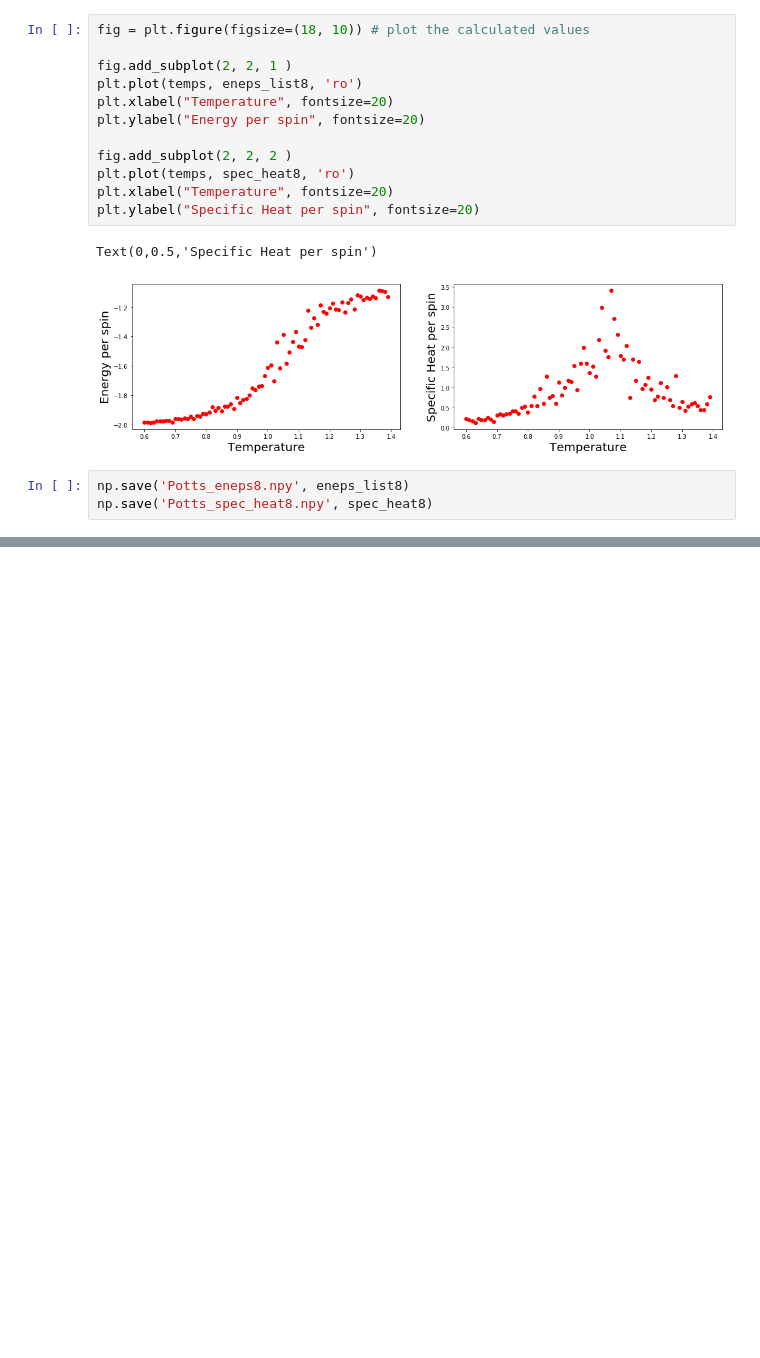
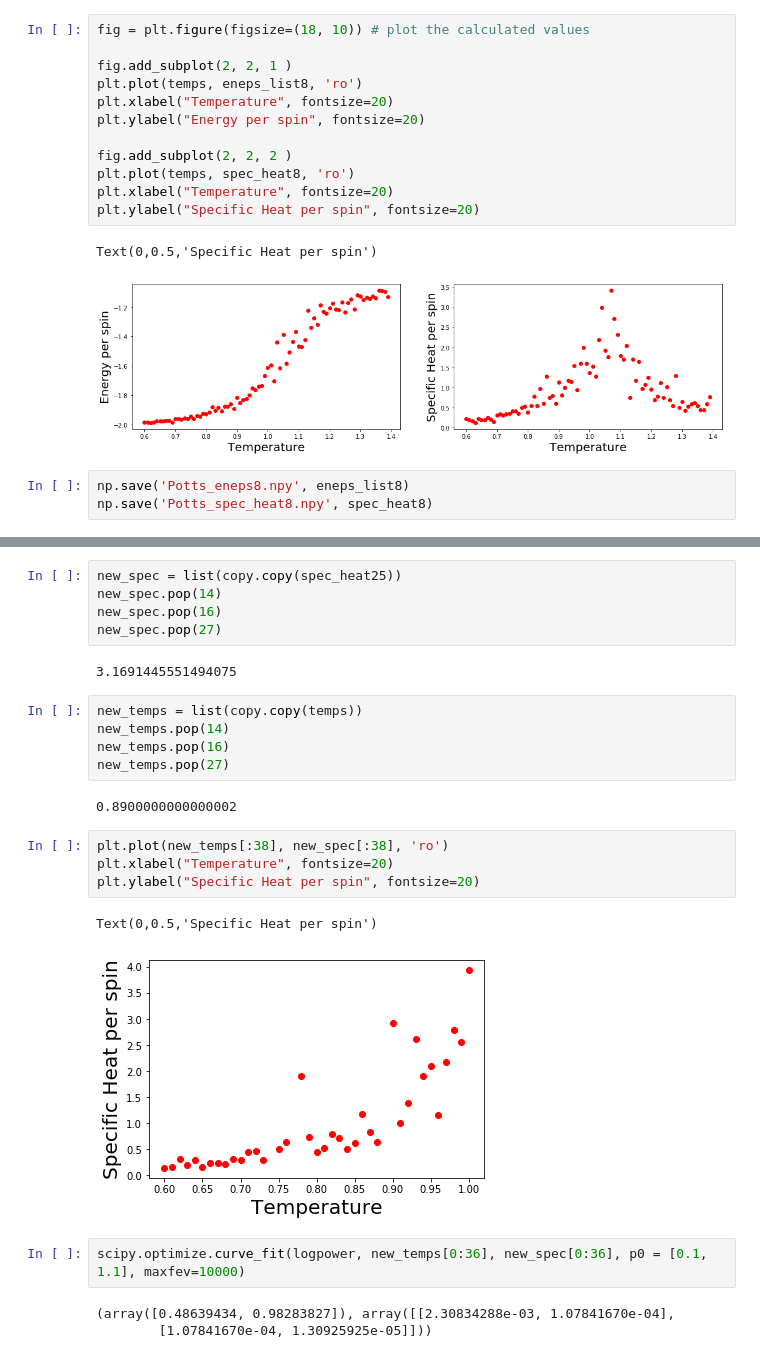
Before and after one commit to kaitshin/PHYSICS113-final-project, a Jupyter notebook: Potts.ipynb, the cells around one changed output, grey strips where cells are left out. Cells and saved outputs as stored; diff of their text form; blank space fills up the shorter version.

```diff
--- a/Potts.ipynb
+++ b/Potts.ipynb
@@ -647,0 +670,26 @@ np.save('Potts_spec_heat8.npy', spec_heat8)
+# %%
+new_spec = list(copy.copy(spec_heat25))
+new_spec.pop(14)
+new_spec.pop(16)
+new_spec.pop(27)
+# %% [output]
+3.1691445551494075
+# %%
+new_temps = list(copy.copy(temps))
+new_temps.pop(14)
+new_temps.pop(16)
+new_temps.pop(27)
+# %% [output]
+0.8900000000000002
+# %%
+plt.plot(new_temps[:38], new_spec[:38], 'ro')
+plt.xlabel("Temperature", fontsize=20)
+plt.ylabel("Specific Heat per spin", fontsize=20)
+# %% [output]
+Text(0,0.5,'Specific Heat per spin')
+[figure, added]
+# %%
+scipy.optimize.curve_fit(logpower, new_temps[0:36], new_spec[0:36], p0 = [0.1, 1.1], maxfev=10000)
+# %% [output]
+(array([0.48639434, 0.98283827]), array([[2.30834288e-03, 1.07841670e-04],
+        [1.07841670e-04, 1.30925925e-05]]))
```
Also changed, not shown: parts of 9 cells of this notebook.
